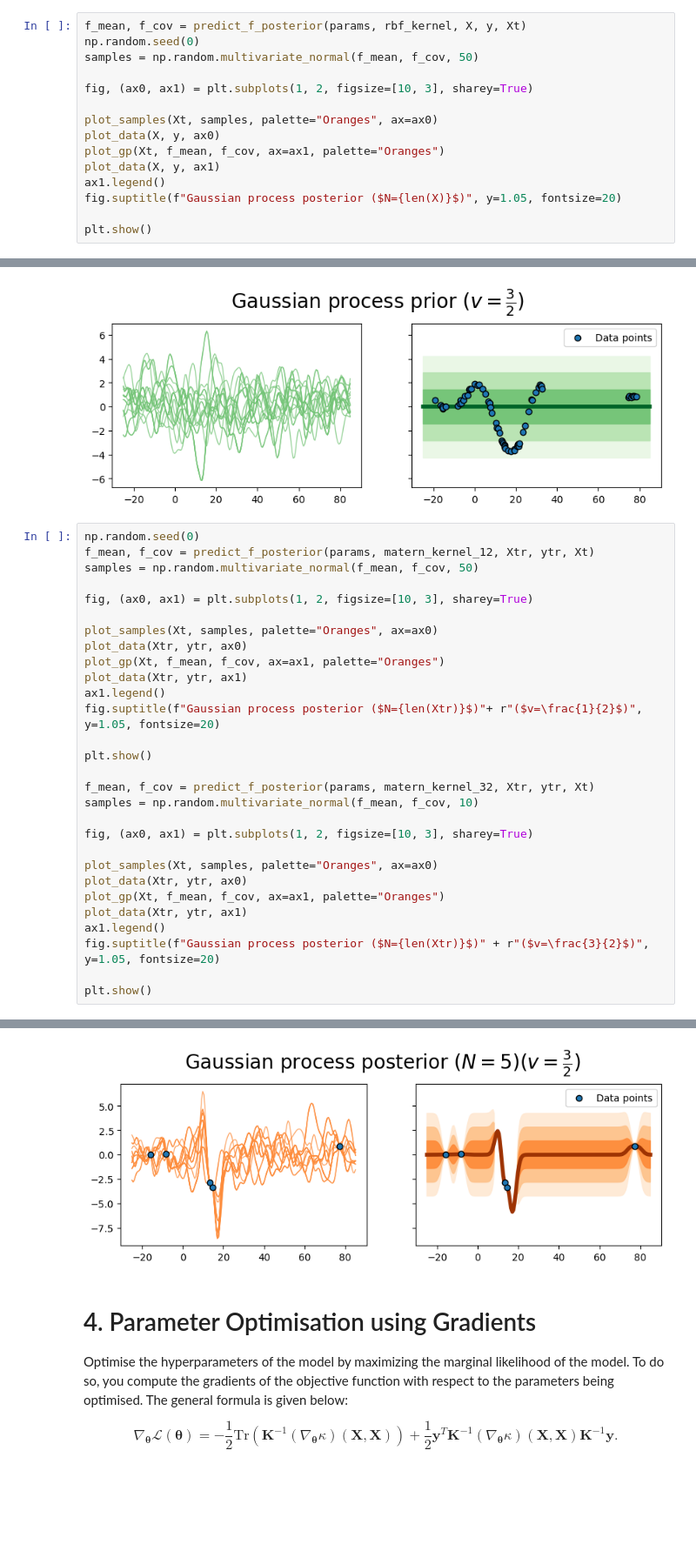
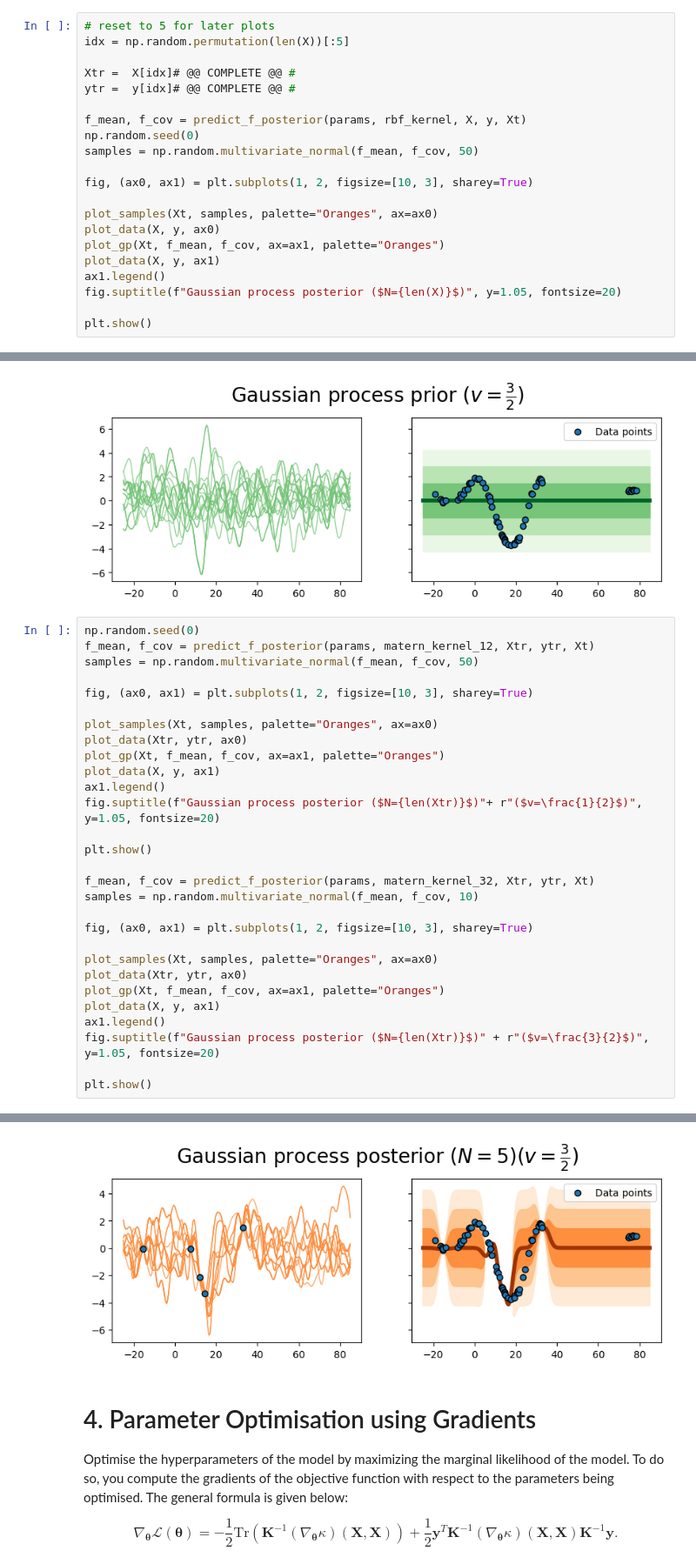
Before and after one commit to francdente/asi-labs, a Jupyter notebook: lab_week2-public/Gaussian_Process_Regression.ipynb, the cells around one changed output, grey strips where cells are left out. Shown at 87% size. Drawn from its saved outputs; the diff is of its cells as text; blank space fills up the shorter version.

```diff
--- a/lab_week2-public/Gaussian_Process_Regression.ipynb
+++ b/lab_week2-public/Gaussian_Process_Regression.ipynb
@@ -375,4 +421,10 @@ Try to add more samples. Also plot the posterior with all the data available. Wh
 # %%
+# reset to 5 for later plots
+idx = np.random.permutation(len(X))[:5]
+
+Xtr =  X[idx]# @@ COMPLETE @@ #
+ytr =  y[idx]# @@ COMPLETE @@ #
+
 f_mean, f_cov = predict_f_posterior(params, rbf_kernel, X, y, Xt)
 np.random.seed(0)
 samples = np.random.multivariate_normal(f_mean, f_cov, 50)
@@ -622,7 +674,7 @@ fig, (ax0, ax1) = plt.subplots(1, 2, figsize=[10, 3], sharey=True)
 plot_samples(Xt, samples, palette="Oranges", ax=ax0)
 plot_data(Xtr, ytr, ax0)
 plot_gp(Xt, f_mean, f_cov, ax=ax1, palette="Oranges")
-plot_data(Xtr, ytr, ax1)
+plot_data(X, y, ax1)
 ax1.legend()
 fig.suptitle(f"Gaussian process posterior ($N={len(Xtr)}$)"+ r"($v=\frac{1}{2}$)", y=1.05, fontsize=20)
 
@@ -636,7 +688,7 @@ fig, (ax0, ax1) = plt.subplots(1, 2, figsize=[10, 3], sharey=True)
 plot_samples(Xt, samples, palette="Oranges", ax=ax0)
 plot_data(Xtr, ytr, ax0)
 plot_gp(Xt, f_mean, f_cov, ax=ax1, palette="Oranges")
-plot_data(Xtr, ytr, ax1)
+plot_data(X, y, ax1)
 ax1.legend()
 fig.suptitle(f"Gaussian process posterior ($N={len(Xtr)}$)" + r"($v=\frac{3}{2}$)", y=1.05, fontsize=20)
 
@@ -646,4 +698,4 @@ plt.show()
-[figure, old version]
+[figure, new version]
 # %% [markdown]
 # 4. Parameter Optimisation using Gradients
 
```
Also changed, not shown: parts of 4 cells of this notebook.
